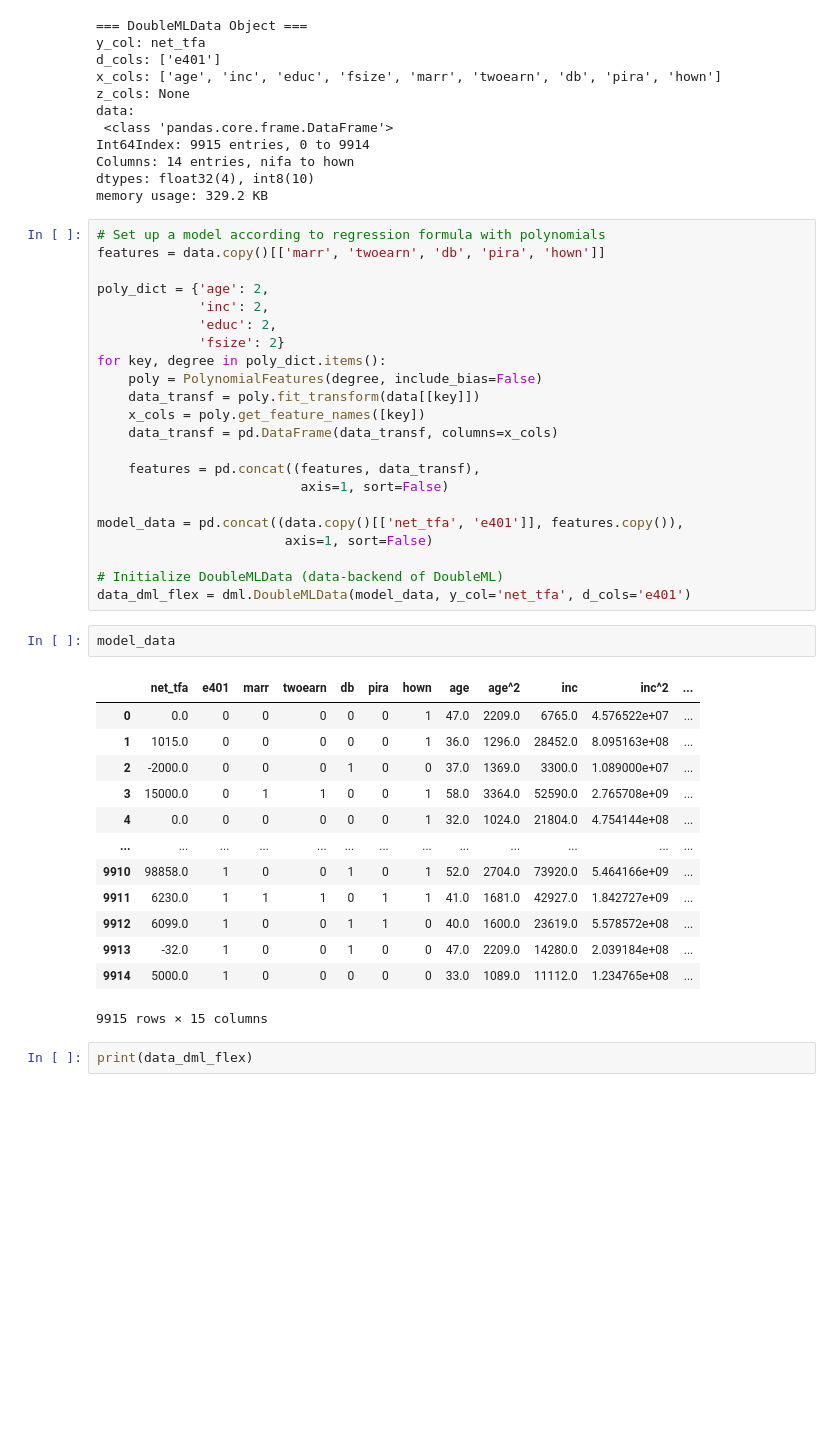
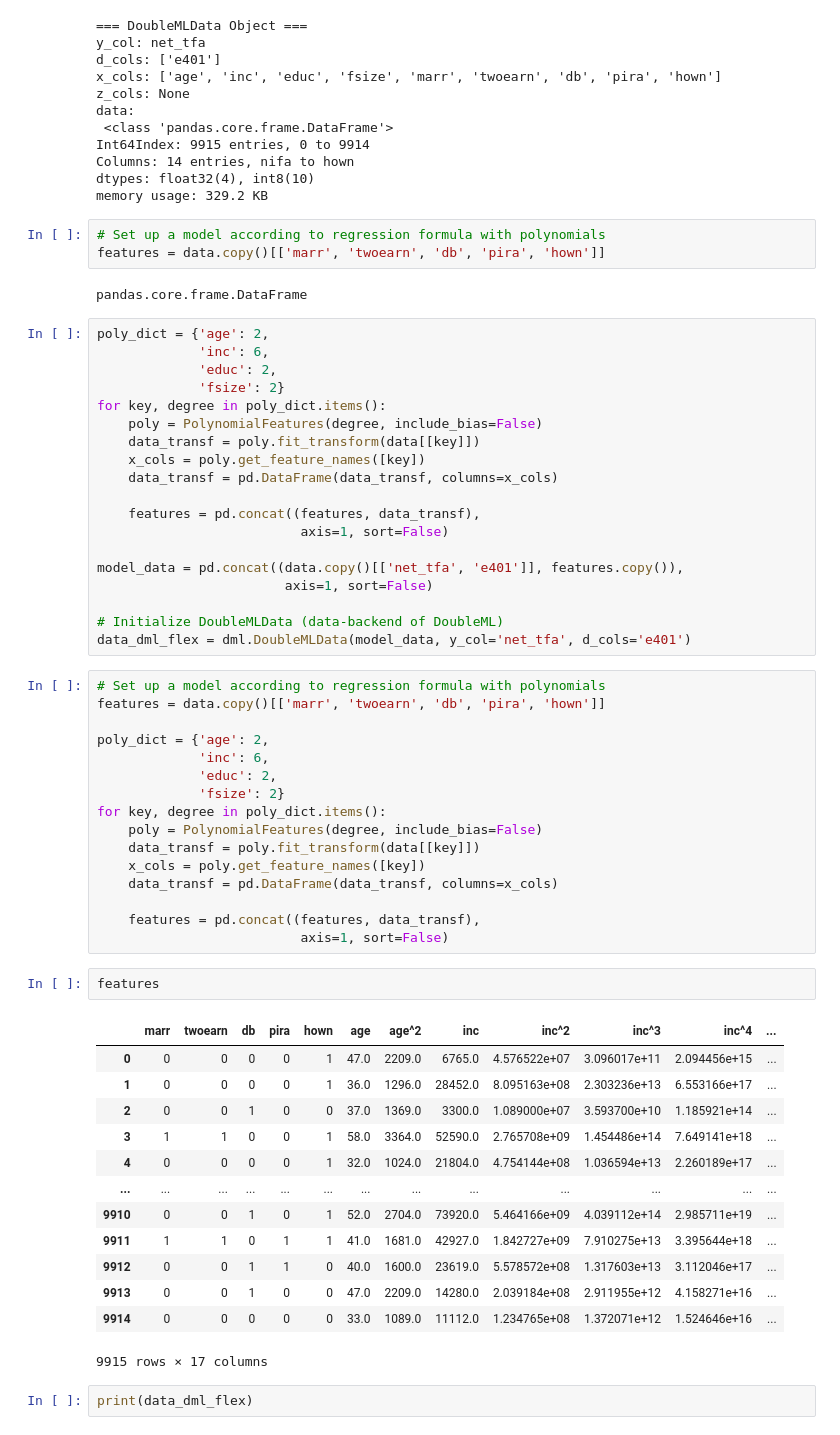
Before and after one commit to alexanderquispe/14.38_Causal_ML, a Jupyter notebook: Jupyter_Notebooks/py_double_ml_pension.ipynb, the cells around one changed output. Drawn from its saved outputs; the diff is of its cells as text; blank space fills up the shorter version.

```diff
--- a/Jupyter_Notebooks/py_double_ml_pension.ipynb
+++ b/Jupyter_Notebooks/py_double_ml_pension.ipynb
@@ -158,12 +158,14 @@ Int64Index: 9915 entries, 0 to 9914
 Columns: 14 entries, nifa to hown
 dtypes: float32(4), int8(10)
 memory usage: 329.2 KB
+# %%
+# Set up a model according to regression formula with polynomials
+features = data.copy()[['marr', 'twoearn', 'db', 'pira', 'hown']]
+# %% [output]
+pandas.core.frame.DataFrame
 # %%
-# Set up a model according to regression formula with polynomials
-features = data.copy()[['marr', 'twoearn', 'db', 'pira', 'hown']]
-
 poly_dict = {'age': 2,
-             'inc': 2,
+             'inc': 6,
              'educ': 2,
              'fsize': 2}
 for key, degree in poly_dict.items():
@@ -180,22 +182,38 @@ model_data = pd.concat((data.copy()[['net_tfa', 'e401']], features.copy()),
 
 # Initialize DoubleMLData (data-backend of DoubleML)
 data_dml_flex = dml.DoubleMLData(model_data, y_col='net_tfa', d_cols='e401')
+# %%
+# Set up a model according to regression formula with polynomials
+features = data.copy()[['marr', 'twoearn', 'db', 'pira', 'hown']]
+
+poly_dict = {'age': 2,
+             'inc': 6,
+             'educ': 2,
+             'fsize': 2}
+for key, degree in poly_dict.items():
+    poly = PolynomialFeatures(degree, include_bias=False)
+    data_transf = poly.fit_transform(data[[key]])
+    x_cols = poly.get_feature_names([key])
+    data_transf = pd.DataFrame(data_transf, columns=x_cols)
+
+    features = pd.concat((features, data_transf),
+                          axis=1, sort=False)
 # %%
-model_data
+features
 # %% [output]
-|  | net_tfa | e401 | marr | twoearn | db | pira | hown | age | age^2 | inc | inc^2 | ... |
-| 0 | 0.0 | 0 | 0 | 0 | 0 | 0 | 1 | 47.0 | 2209.0 | 6765.0 | 4.576522e+07 | ... |
-| 1 | 1015.0 | 0 | 0 | 0 | 0 | 0 | 1 | 36.0 | 1296.0 | 28452.0 | 8.095163e+08 | ... |
-| 2 | -2000.0 | 0 | 0 | 0 | 1 | 0 | 0 | 37.0 | 1369.0 | 3300.0 | 1.089000e+07 | ... |
-| 3 | 15000.0 | 0 | 1 | 1 | 0 | 0 | 1 | 58.0 | 3364.0 | 52590.0 | 2.765708e+09 | ... |
-| 4 | 0.0 | 0 | 0 | 0 | 0 | 0 | 1 | 32.0 | 1024.0 | 21804.0 | 4.754144e+08 | ... |
+|  | marr | twoearn | db | pira | hown | age | age^2 | inc | inc^2 | inc^3 | inc^4 | ... |
+| 0 | 0 | 0 | 0 | 0 | 1 | 47.0 | 2209.0 | 6765.0 | 4.576522e+07 | 3.096017e+11 | 2.094456e+15 | ... |
+| 1 | 0 | 0 | 0 | 0 | 1 | 36.0 | 1296.0 | 28452.0 | 8.095163e+08 | 2.303236e+13 | 6.553166e+17 | ... |
+| 2 | 0 | 0 | 1 | 0 | 0 | 37.0 | 1369.0 | 3300.0 | 1.089000e+07 | 3.593700e+10 | 1.185921e+14 | ... |
+| 3 | 1 | 1 | 0 | 0 | 1 | 58.0 | 3364.0 | 52590.0 | 2.765708e+09 | 1.454486e+14 | 7.649141e+18 | ... |
+| 4 | 0 | 0 | 0 | 0 | 1 | 32.0 | 1024.0 | 21804.0 | 4.754144e+08 | 1.036594e+13 | 2.260189e+17 | ... |
 | ... | ... | ... | ... | ... | ... | ... | ... | ... | ... | ... | ... | ... |
-| 9910 | 98858.0 | 1 | 0 | 0 | 1 | 0 | 1 | 52.0 | 2704.0 | 73920.0 | 5.464166e+09 | ... |
-| 9911 | 6230.0 | 1 | 1 | 1 | 0 | 1 | 1 | 41.0 | 1681.0 | 42927.0 | 1.842727e+09 | ... |
-| 9912 | 6099.0 | 1 | 0 | 0 | 1 | 1 | 0 | 40.0 | 1600.0 | 23619.0 | 5.578572e+08 | ... |
-| 9913 | -32.0 | 1 | 0 | 0 | 1 | 0 | 0 | 47.0 | 2209.0 | 14280.0 | 2.039184e+08 | ... |
-| 9914 | 5000.0 | 1 | 0 | 0 | 0 | 0 | 0 | 33.0 | 1089.0 | 11112.0 | 1.234765e+08 | ... |
+| 9910 | 0 | 0 | 1 | 0 | 1 | 52.0 | 2704.0 | 73920.0 | 5.464166e+09 | 4.039112e+14 | 2.985711e+19 | ... |
+| 9911 | 1 | 1 | 0 | 1 | 1 | 41.0 | 1681.0 | 42927.0 | 1.842727e+09 | 7.910275e+13 | 3.395644e+18 | ... |
+| 9912 | 0 | 0 | 1 | 1 | 0 | 40.0 | 1600.0 | 23619.0 | 5.578572e+08 | 1.317603e+13 | 3.112046e+17 | ... |
+| 9913 | 0 | 0 | 1 | 0 | 0 | 47.0 | 2209.0 | 14280.0 | 2.039184e+08 | 2.911955e+12 | 4.158271e+16 | ... |
+| 9914 | 0 | 0 | 0 | 0 | 0 | 33.0 | 1089.0 | 11112.0 | 1.234765e+08 | 1.372071e+12 | 1.524646e+16 | ... |
-9915 rows × 15 columns
+9915 rows × 17 columns
 # %%
 print(data_dml_flex)
 # %% [output]
```
Also changed, not shown: 6 other files.
